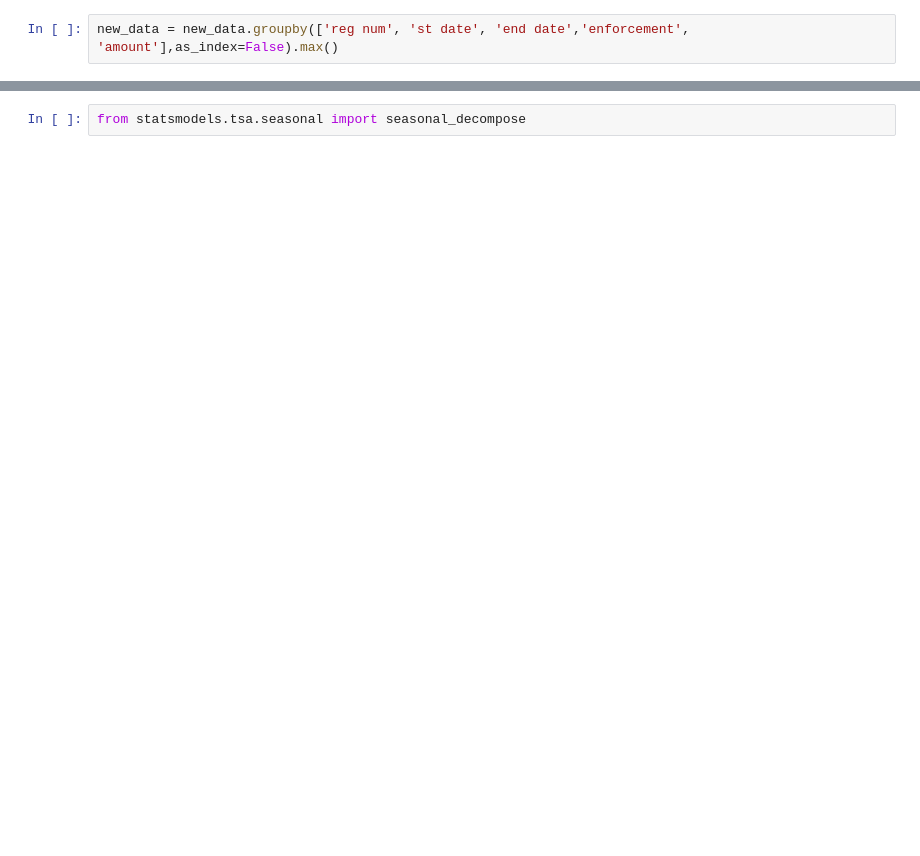
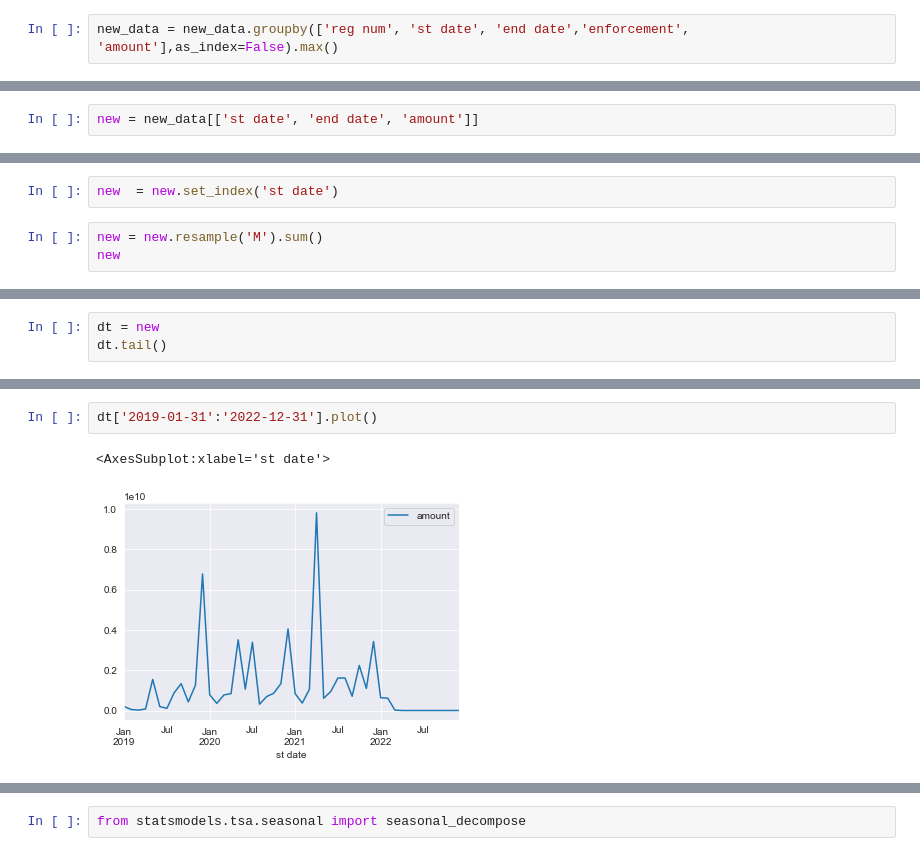
Before and after one commit to lisa2271/Praktika, a Jupyter notebook: sber.ipynb, the cells around one changed output, grey strips where cells are left out. Cells and saved outputs as stored; diff of their text form; blank space fills up the shorter version.

```diff
--- a/sber.ipynb
+++ b/sber.ipynb
@@ -389,0 +251,2 @@ array([[1.        , 0.62182265],
+# %%
+new = new_data[['st date', 'end date', 'amount']]
@@ -389,0 +276,5 @@ array([[1.        , 0.62182265],
+# %%
+new  = new.set_index('st date')
+# %%
+new = new.resample('M').sum()
+new
@@ -389,0 +296,3 @@ array([[1.        , 0.62182265],
+# %%
+dt = new
+dt.tail()
@@ -389,0 +307,5 @@ array([[1.        , 0.62182265],
+# %%
+dt['2019-01-31':'2022-12-31'].plot()
+# %% [output]
+<AxesSubplot:xlabel='st date'>
+[figure, added]
```
Also changed, not shown: parts of 130 cells of this notebook.
